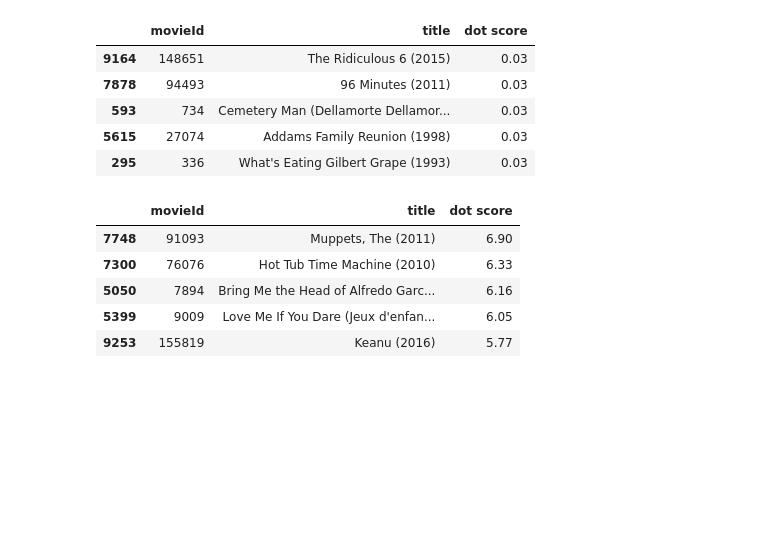
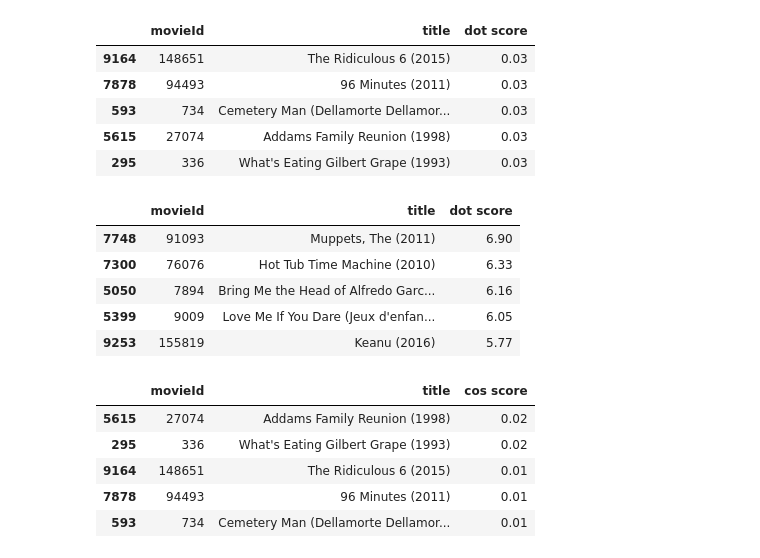
Before and after one commit to ljibajap/ECE196_ML, a Jupyter notebook: main.ipynb, the cells around one changed output. Cells and saved outputs as stored; diff of their text form; code cells hidden in the pictures; blank space fills up the shorter version.

```diff
--- a/main.ipynb
+++ b/main.ipynb
@@ -294,3 +294,12 @@ final_model.movie_base_rank(movie_database,'Aladdin',measure='dot')
 | 5050 | 7894 | Bring Me the Head of Alfredo Garc... | 6.16 |
 | 5399 | 9009 | Love Me If You Dare (Jeux d'enfan... | 6.05 |
 | 9253 | 155819 | Keanu (2016) | 5.77 |
+# %%
+final_model.user_base_rank(movie_database,40,5,'cos')
+# %% [output]
+|  | movieId | title | cos score |
+| 5615 | 27074 | Addams Family Reunion (1998) | 0.02 |
+| 295 | 336 | What's Eating Gilbert Grape (1993) | 0.02 |
+| 9164 | 148651 | The Ridiculous 6 (2015) | 0.01 |
+| 7878 | 94493 | 96 Minutes (2011) | 0.01 |
+| 593 | 734 | Cemetery Man (Dellamorte Dellamor... | 0.01 |
```
Also changed, not shown: parts of 1 cell of this notebook.
